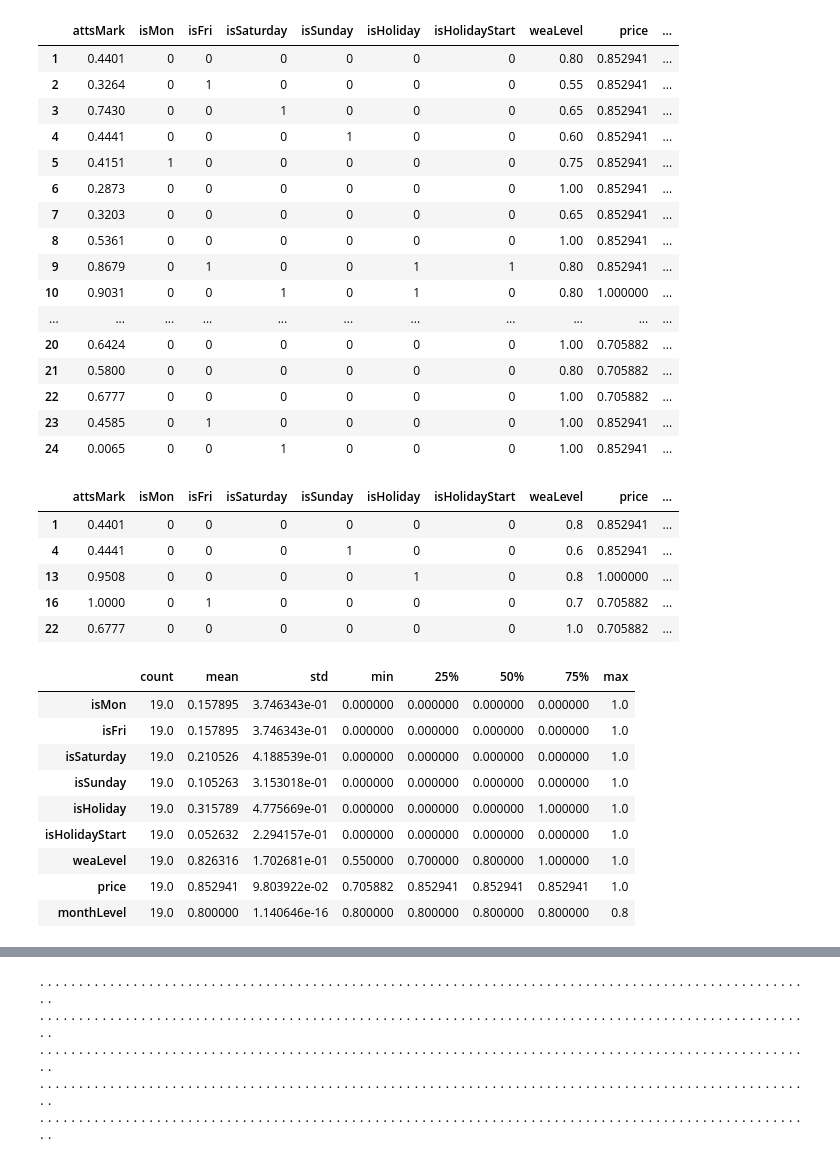
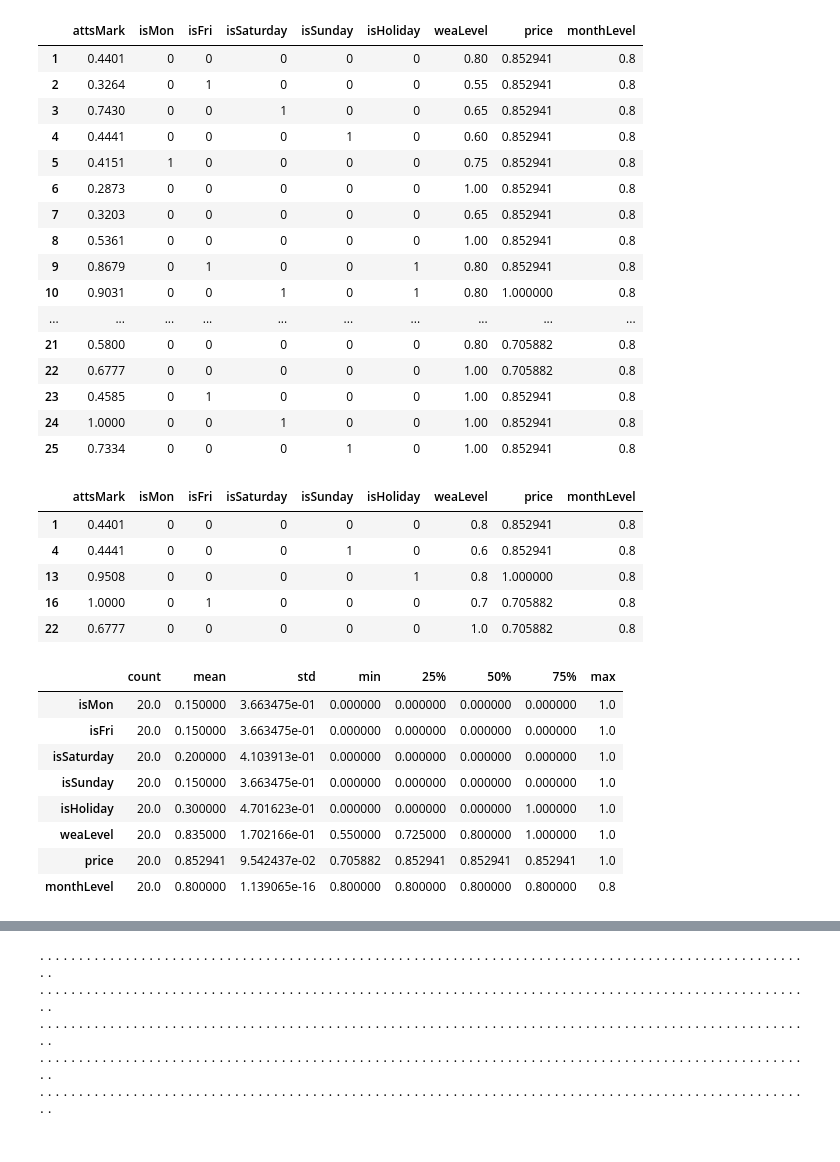
Before and after one commit to 17disney/passenger-flow-forecast, a Jupyter notebook: book/usb.ipynb, the cells around one changed output, grey strips where cells are left out. Cells and saved outputs as stored; diff of their text form; code cells hidden in the pictures.

```diff
--- a/book/usb.ipynb
+++ b/book/usb.ipynb
@@ -38,40 +38,40 @@ df
 # %%
 #
 # df['flows'] = df['max']
 # df['tickets'] = df['total']
-dataset = df[['attsMark', 'isMon', 'isFri', 'isSaturday', 'isSunday', 'isHoliday', 'isHolidayStart', 'weaLevel', 'price', 'monthLevel']]
+dataset = df[['attsMark', 'isMon', 'isFri', 'isSaturday', 'isSunday', 'isHoliday', 'weaLevel', 'price', 'monthLevel']]
 dataset = dataset[1:]
 dataset
 # %% [output]
-|  | attsMark | isMon | isFri | isSaturday | isSunday | isHoliday | isHolidayStart | weaLevel | price | ... |
-| 1 | 0.4401 | 0 | 0 | 0 | 0 | 0 | 0 | 0.80 | 0.852941 | ... |
-| 2 | 0.3264 | 0 | 1 | 0 | 0 | 0 | 0 | 0.55 | 0.852941 | ... |
-| 3 | 0.7430 | 0 | 0 | 1 | 0 | 0 | 0 | 0.65 | 0.852941 | ... |
-| 4 | 0.4441 | 0 | 0 | 0 | 1 | 0 | 0 | 0.60 | 0.852941 | ... |
-| 5 | 0.4151 | 1 | 0 | 0 | 0 | 0 | 0 | 0.75 | 0.852941 | ... |
-| 6 | 0.2873 | 0 | 0 | 0 | 0 | 0 | 0 | 1.00 | 0.852941 | ... |
-| 7 | 0.3203 | 0 | 0 | 0 | 0 | 0 | 0 | 0.65 | 0.852941 | ... |
-| 8 | 0.5361 | 0 | 0 | 0 | 0 | 0 | 0 | 1.00 | 0.852941 | ... |
-| 9 | 0.8679 | 0 | 1 | 0 | 0 | 1 | 1 | 0.80 | 0.852941 | ... |
-| 10 | 0.9031 | 0 | 0 | 1 | 0 | 1 | 0 | 0.80 | 1.000000 | ... |
-| ... | ... | ... | ... | ... | ... | ... | ... | ... | ... | ... |
-| 20 | 0.6424 | 0 | 0 | 0 | 0 | 0 | 0 | 1.00 | 0.705882 | ... |
-| 21 | 0.5800 | 0 | 0 | 0 | 0 | 0 | 0 | 0.80 | 0.705882 | ... |
-| 22 | 0.6777 | 0 | 0 | 0 | 0 | 0 | 0 | 1.00 | 0.705882 | ... |
-| 23 | 0.4585 | 0 | 1 | 0 | 0 | 0 | 0 | 1.00 | 0.852941 | ... |
-| 24 | 0.0065 | 0 | 0 | 1 | 0 | 0 | 0 | 1.00 | 0.852941 | ... |
+|  | attsMark | isMon | isFri | isSaturday | isSunday | isHoliday | weaLevel | price | monthLevel |
+| 1 | 0.4401 | 0 | 0 | 0 | 0 | 0 | 0.80 | 0.852941 | 0.8 |
+| 2 | 0.3264 | 0 | 1 | 0 | 0 | 0 | 0.55 | 0.852941 | 0.8 |
+| 3 | 0.7430 | 0 | 0 | 1 | 0 | 0 | 0.65 | 0.852941 | 0.8 |
+| 4 | 0.4441 | 0 | 0 | 0 | 1 | 0 | 0.60 | 0.852941 | 0.8 |
+| 5 | 0.4151 | 1 | 0 | 0 | 0 | 0 | 0.75 | 0.852941 | 0.8 |
+| 6 | 0.2873 | 0 | 0 | 0 | 0 | 0 | 1.00 | 0.852941 | 0.8 |
+| 7 | 0.3203 | 0 | 0 | 0 | 0 | 0 | 0.65 | 0.852941 | 0.8 |
+| 8 | 0.5361 | 0 | 0 | 0 | 0 | 0 | 1.00 | 0.852941 | 0.8 |
+| 9 | 0.8679 | 0 | 1 | 0 | 0 | 1 | 0.80 | 0.852941 | 0.8 |
+| 10 | 0.9031 | 0 | 0 | 1 | 0 | 1 | 0.80 | 1.000000 | 0.8 |
+| ... | ... | ... | ... | ... | ... | ... | ... | ... | ... |
+| 21 | 0.5800 | 0 | 0 | 0 | 0 | 0 | 0.80 | 0.705882 | 0.8 |
+| 22 | 0.6777 | 0 | 0 | 0 | 0 | 0 | 1.00 | 0.705882 | 0.8 |
+| 23 | 0.4585 | 0 | 1 | 0 | 0 | 0 | 1.00 | 0.852941 | 0.8 |
+| 24 | 1.0000 | 0 | 0 | 1 | 0 | 0 | 1.00 | 0.852941 | 0.8 |
+| 25 | 0.7334 | 0 | 0 | 0 | 1 | 0 | 1.00 | 0.852941 | 0.8 |
 # %%
 # 拆分训练数据集和测试数据集
 train_dataset = dataset.sample(frac=0.8,random_state=0)
 test_dataset = dataset.drop(train_dataset.index)
 dataset.drop(train_dataset.index)
 # %% [output]
-|  | attsMark | isMon | isFri | isSaturday | isSunday | isHoliday | isHolidayStart | weaLevel | price | ... |
-| 1 | 0.4401 | 0 | 0 | 0 | 0 | 0 | 0 | 0.8 | 0.852941 | ... |
-| 4 | 0.4441 | 0 | 0 | 0 | 1 | 0 | 0 | 0.6 | 0.852941 | ... |
-| 13 | 0.9508 | 0 | 0 | 0 | 0 | 1 | 0 | 0.8 | 1.000000 | ... |
-| 16 | 1.0000 | 0 | 1 | 0 | 0 | 0 | 0 | 0.7 | 0.705882 | ... |
-| 22 | 0.6777 | 0 | 0 | 0 | 0 | 0 | 0 | 1.0 | 0.705882 | ... |
+|  | attsMark | isMon | isFri | isSaturday | isSunday | isHoliday | weaLevel | price | monthLevel |
+| 1 | 0.4401 | 0 | 0 | 0 | 0 | 0 | 0.8 | 0.852941 | 0.8 |
+| 4 | 0.4441 | 0 | 0 | 0 | 1 | 0 | 0.6 | 0.852941 | 0.8 |
+| 13 | 0.9508 | 0 | 0 | 0 | 0 | 1 | 0.8 | 1.000000 | 0.8 |
+| 16 | 1.0000 | 0 | 1 | 0 | 0 | 0 | 0.7 | 0.705882 | 0.8 |
+| 22 | 0.6777 | 0 | 0 | 0 | 0 | 0 | 1.0 | 0.705882 | 0.8 |
 # %%
 train_stats = train_dataset.describe()
 train_stats.pop("attsMark")
@@ -80,15 +80,14 @@ train_stats = train_stats.transpose()
 train_stats
 # %% [output]
 |  | count | mean | std | min | 25% | 50% | 75% | max |
-| isMon | 19.0 | 0.157895 | 3.746343e-01 | 0.000000 | 0.000000 | 0.000000 | 0.000000 | 1.0 |
-| isFri | 19.0 | 0.157895 | 3.746343e-01 | 0.000000 | 0.000000 | 0.000000 | 0.000000 | 1.0 |
-| isSaturday | 19.0 | 0.210526 | 4.188539e-01 | 0.000000 | 0.000000 | 0.000000 | 0.000000 | 1.0 |
-| isSunday | 19.0 | 0.105263 | 3.153018e-01 | 0.000000 | 0.000000 | 0.000000 | 0.000000 | 1.0 |
-| isHoliday | 19.0 | 0.315789 | 4.775669e-01 | 0.000000 | 0.000000 | 0.000000 | 1.000000 | 1.0 |
-| isHolidayStart | 19.0 | 0.052632 | 2.294157e-01 | 0.000000 | 0.000000 | 0.000000 | 0.000000 | 1.0 |
-| weaLevel | 19.0 | 0.826316 | 1.702681e-01 | 0.550000 | 0.700000 | 0.800000 | 1.000000 | 1.0 |
-| price | 19.0 | 0.852941 | 9.803922e-02 | 0.705882 | 0.852941 | 0.852941 | 0.852941 | 1.0 |
-| monthLevel | 19.0 | 0.800000 | 1.140646e-16 | 0.800000 | 0.800000 | 0.800000 | 0.800000 | 0.8 |
+| isMon | 20.0 | 0.150000 | 3.663475e-01 | 0.000000 | 0.000000 | 0.000000 | 0.000000 | 1.0 |
+| isFri | 20.0 | 0.150000 | 3.663475e-01 | 0.000000 | 0.000000 | 0.000000 | 0.000000 | 1.0 |
+| isSaturday | 20.0 | 0.200000 | 4.103913e-01 | 0.000000 | 0.000000 | 0.000000 | 0.000000 | 1.0 |
+| isSunday | 20.0 | 0.150000 | 3.663475e-01 | 0.000000 | 0.000000 | 0.000000 | 0.000000 | 1.0 |
+| isHoliday | 20.0 | 0.300000 | 4.701623e-01 | 0.000000 | 0.000000 | 0.000000 | 1.000000 | 1.0 |
+| weaLevel | 20.0 | 0.835000 | 1.702166e-01 | 0.550000 | 0.725000 | 0.800000 | 1.000000 | 1.0 |
+| price | 20.0 | 0.852941 | 9.542437e-02 | 0.705882 | 0.852941 | 0.852941 | 0.852941 | 1.0 |
+| monthLevel | 20.0 | 0.800000 | 1.139065e-16 | 0.800000 | 0.800000 | 0.800000 | 0.800000 | 0.8 |
 # %%
 # 从标签中分离特征
 train_labels = train_dataset.pop('attsMark')
```
Also changed, not shown: parts of 7 cells of this notebook, 1 other file.
